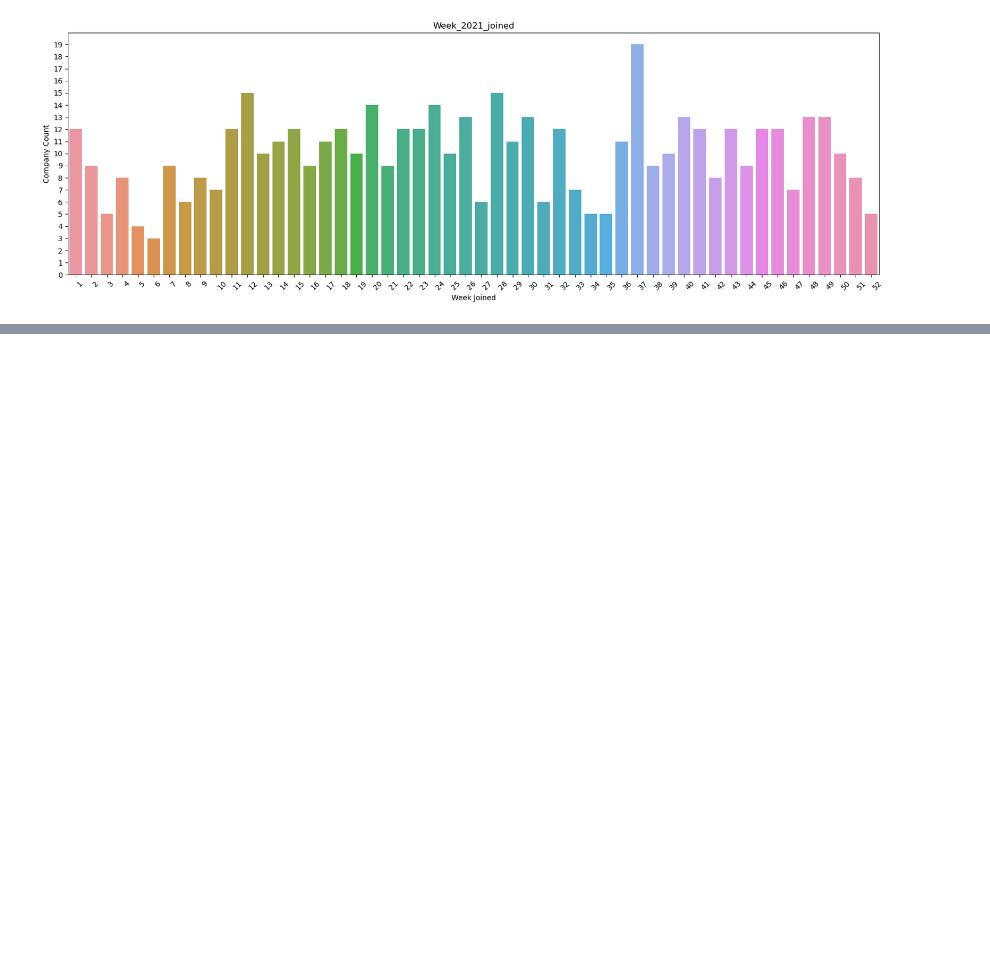
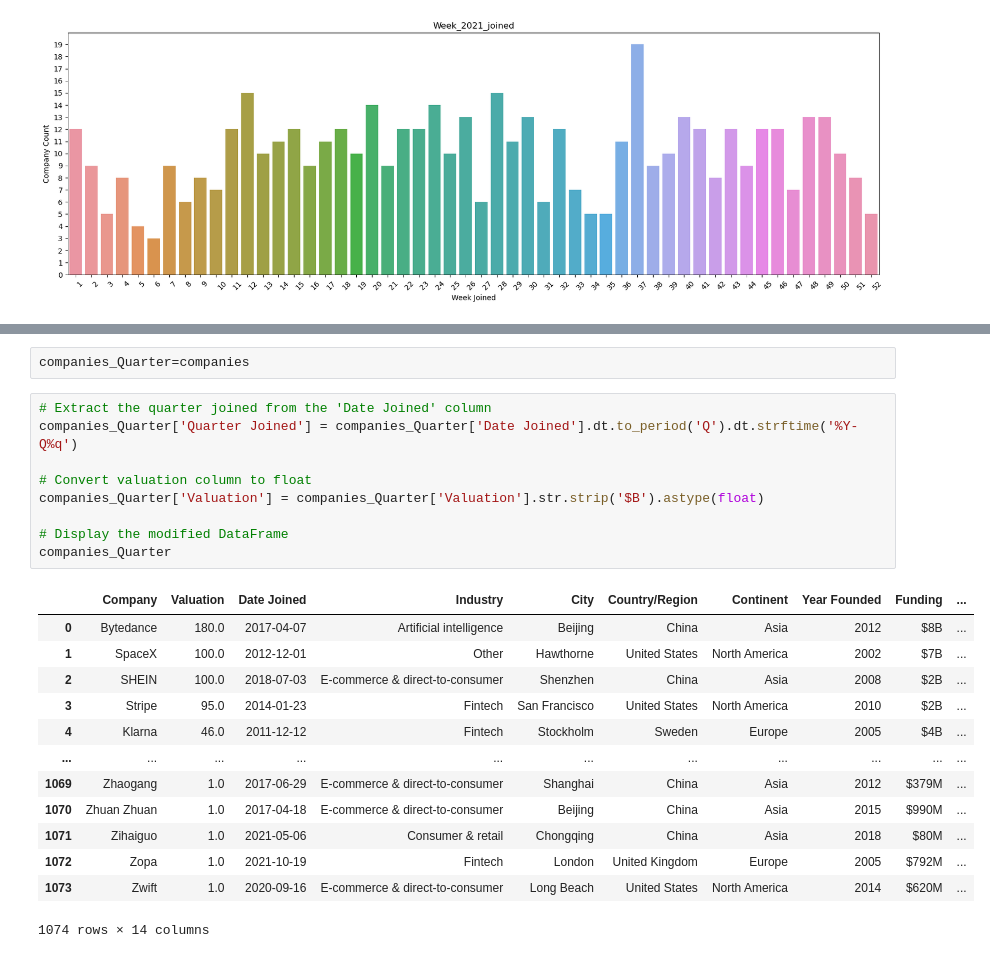
Before and after one commit to aayusht200/KaggleProjects, a Jupyter notebook: Unicorn_Companies/unicorn_analysis.ipynb, the cells around one changed output, grey strips where cells are left out. Drawn from its saved outputs; the diff is of its cells as text; blank space fills up the shorter version.

```diff
--- a/Unicorn_Companies/unicorn_analysis.ipynb
+++ b/Unicorn_Companies/unicorn_analysis.ipynb
@@ -396,0 +453,25 @@ plt.show()  # Displaying the plot
+# %%
+companies_Quarter=companies
+# %%
+# Extract the quarter joined from the 'Date Joined' column
+companies_Quarter['Quarter Joined'] = companies_Quarter['Date Joined'].dt.to_period('Q').dt.strftime('%Y-Q%q')
+
+# Convert valuation column to float
+companies_Quarter['Valuation'] = companies_Quarter['Valuation'].str.strip('$B').astype(float)
+
+# Display the modified DataFrame
+companies_Quarter
+# %% [output]
+|  | Company | Valuation | Date Joined | Industry | City | Country/Region | Continent | Year Founded | Funding | ... |
+| 0 | Bytedance | 180.0 | 2017-04-07 | Artificial intelligence | Beijing | China | Asia | 2012 | $8B | ... |
+| 1 | SpaceX | 100.0 | 2012-12-01 | Other | Hawthorne | United States | North America | 2002 | $7B | ... |
+| 2 | SHEIN | 100.0 | 2018-07-03 | E-commerce & direct-to-consumer | Shenzhen | China | Asia | 2008 | $2B | ... |
+| 3 | Stripe | 95.0 | 2014-01-23 | Fintech | San Francisco | United States | North America | 2010 | $2B | ... |
+| 4 | Klarna | 46.0 | 2011-12-12 | Fintech | Stockholm | Sweden | Europe | 2005 | $4B | ... |
+| ... | ... | ... | ... | ... | ... | ... | ... | ... | ... | ... |
+| 1069 | Zhaogang | 1.0 | 2017-06-29 | E-commerce & direct-to-consumer | Shanghai | China | Asia | 2012 | $379M | ... |
+| 1070 | Zhuan Zhuan | 1.0 | 2017-04-18 | E-commerce & direct-to-consumer | Beijing | China | Asia | 2015 | $990M | ... |
+| 1071 | Zihaiguo | 1.0 | 2021-05-06 | Consumer & retail | Chongqing | China | Asia | 2018 | $80M | ... |
+| 1072 | Zopa | 1.0 | 2021-10-19 | Fintech | London | United Kingdom | Europe | 2005 | $792M | ... |
+| 1073 | Zwift | 1.0 | 2020-09-16 | E-commerce & direct-to-consumer | Long Beach | United States | North America | 2014 | $620M | ... |
+1074 rows × 14 columns
```
Also changed, not shown: parts of 13 cells of this notebook, 3 other files.
